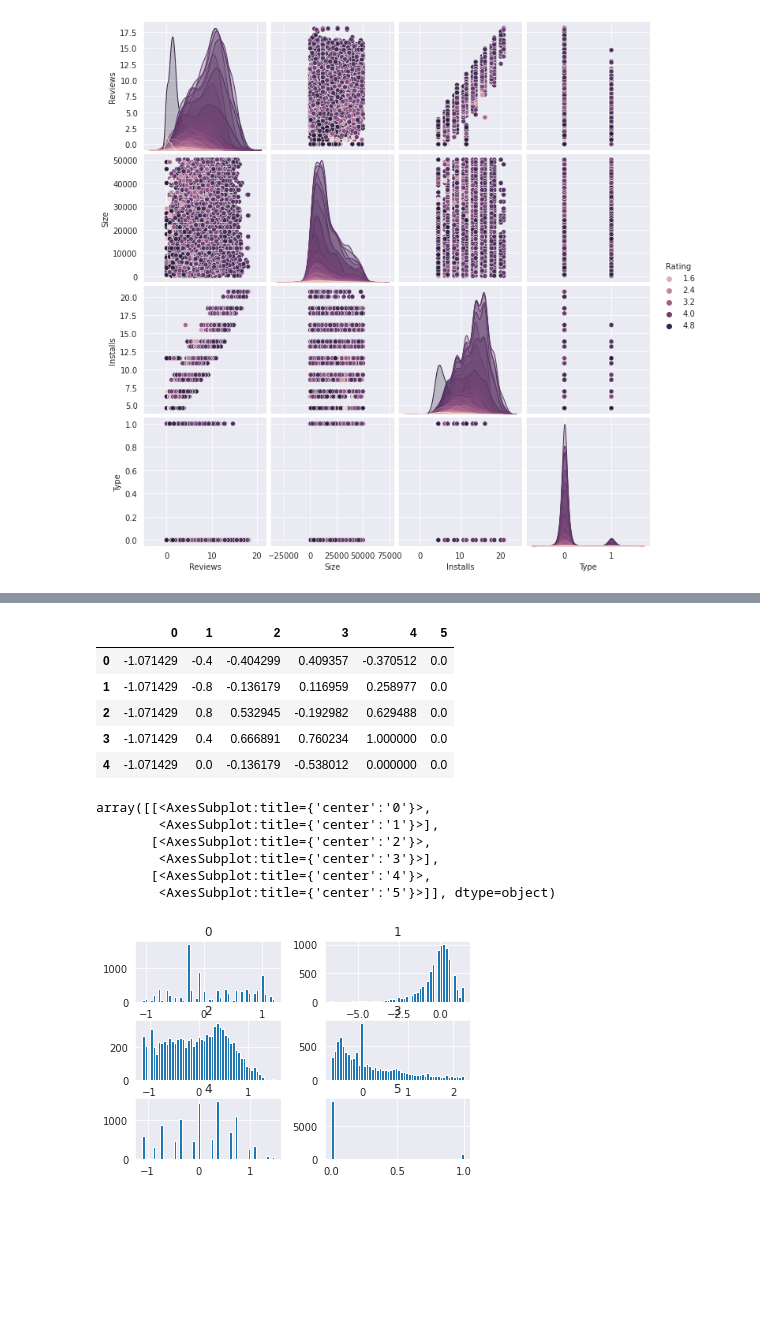
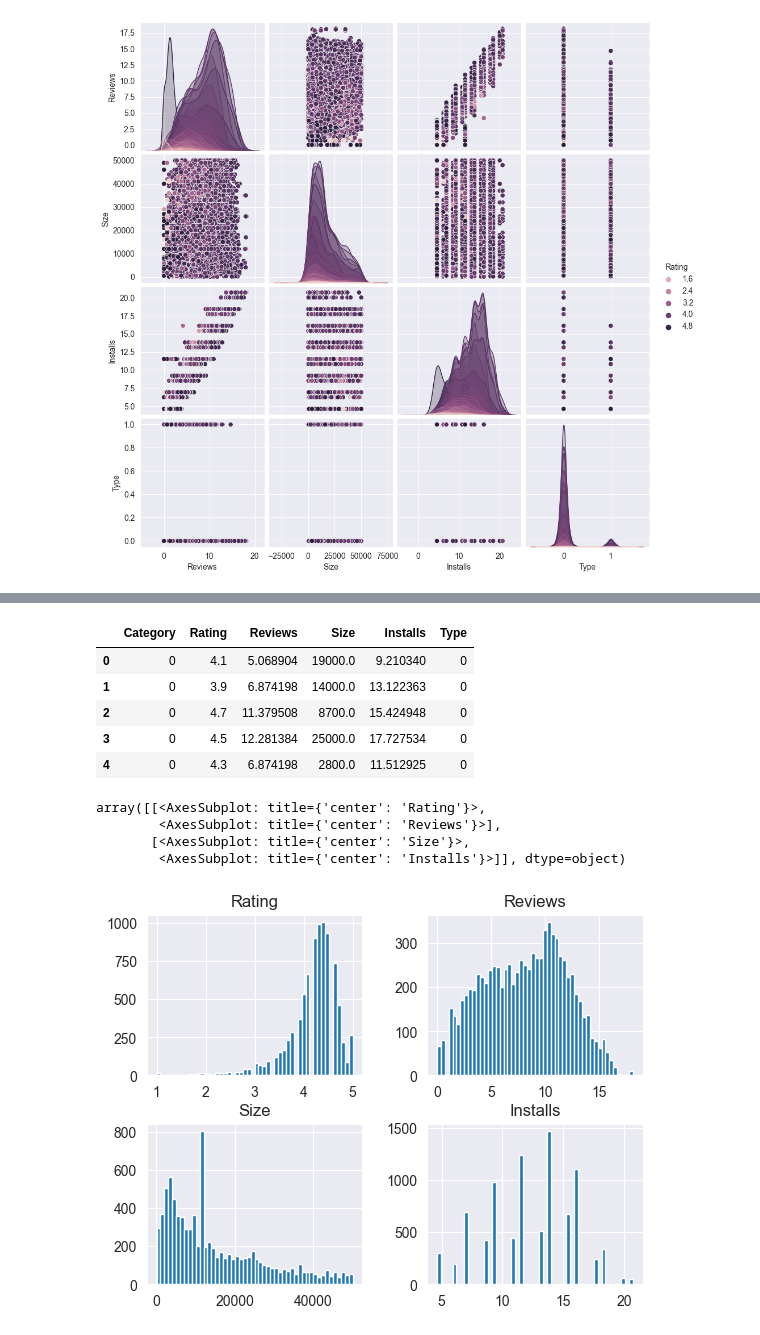
Before and after one commit to Mischomei/GooglePlay, a Jupyter notebook: googleplaystoretest.ipynb, the cells around one changed output, grey strips where cells are left out. Cells and saved outputs as stored; diff of their text form; code cells hidden in the pictures; blank space fills up the shorter version.

```diff
--- a/googleplaystoretest.ipynb
+++ b/googleplaystoretest.ipynb
@@ -54,6 +54,7 @@ class Preprocessing():
 
 preproc = Preprocessing(data)
 data = preproc.preprocess()
+data = data.dropna()
 
 data
 # %% [output]
@@ -84,6 +85,6 @@ sns.heatmap(data.corr() [["Rating"]].sort_values(by="Rating", ascending=False),
 from sklearn.preprocessing import LabelEncoder, StandardScaler, RobustScaler
 
 lbe = LabelEncoder()
-data.Category = lbe.fit_transform(data.Category)
+data.loc[:, "Category"] = lbe.fit_transform(data.loc[:, "Category"])
 data.Category.head(100)
 # %% [output]
@@ -150,26 +179,27 @@ array([[<AxesSubplot:title={'center':'Rating'}>,
 # %%
 sscaler = StandardScaler()
 rscaler = RobustScaler()
-data_scaled = pd.DataFrame(rscaler.fit_transform(data))
 
-data_scaled.head()
+
+
+x = pd.DataFrame(sscaler.fit_transform(x))
+y = pd.DataFrame(sscaler.fit_transform(y))
+data.head()
 # %% [output]
-|  | 0 | 1 | 2 | 3 | 4 | 5 |
-| 0 | -1.071429 | -0.4 | -0.404299 | 0.409357 | -0.370512 | 0.0 |
-| 1 | -1.071429 | -0.8 | -0.136179 | 0.116959 | 0.258977 | 0.0 |
-| 2 | -1.071429 | 0.8 | 0.532945 | -0.192982 | 0.629488 | 0.0 |
-| 3 | -1.071429 | 0.4 | 0.666891 | 0.760234 | 1.000000 | 0.0 |
-| 4 | -1.071429 | 0.0 | -0.136179 | -0.538012 | 0.000000 | 0.0 |
+|  | Category | Rating | Reviews | Size | Installs | Type |
+| 0 | 0 | 4.1 | 5.068904 | 19000.0 | 9.210340 | 0 |
+| 1 | 0 | 3.9 | 6.874198 | 14000.0 | 13.122363 | 0 |
+| 2 | 0 | 4.7 | 11.379508 | 8700.0 | 15.424948 | 0 |
+| 3 | 0 | 4.5 | 12.281384 | 25000.0 | 17.727534 | 0 |
+| 4 | 0 | 4.3 | 6.874198 | 2800.0 | 11.512925 | 0 |
 # %%
-data_scaled.hist(bins=50)
+data.hist(bins=50)
 # %% [output]
-array([[<AxesSubplot:title={'center':'0'}>,
-        <AxesSubplot:title={'center':'1'}>],
-       [<AxesSubplot:title={'center':'2'}>,
-        <AxesSubplot:title={'center':'3'}>],
-       [<AxesSubplot:title={'center':'4'}>,
-        <AxesSubplot:title={'center':'5'}>]], dtype=object)
+array([[<AxesSubplot: title={'center': 'Rating'}>,
+        <AxesSubplot: title={'center': 'Reviews'}>],
+       [<AxesSubplot: title={'center': 'Size'}>,
+        <AxesSubplot: title={'center': 'Installs'}>]], dtype=object)
-[figure, old version]
+[figure, new version]
 # %%
 
 from sklearn.model_selection import train_test_split
```
Also changed, not shown: parts of 14 cells of this notebook, 2 other files.
